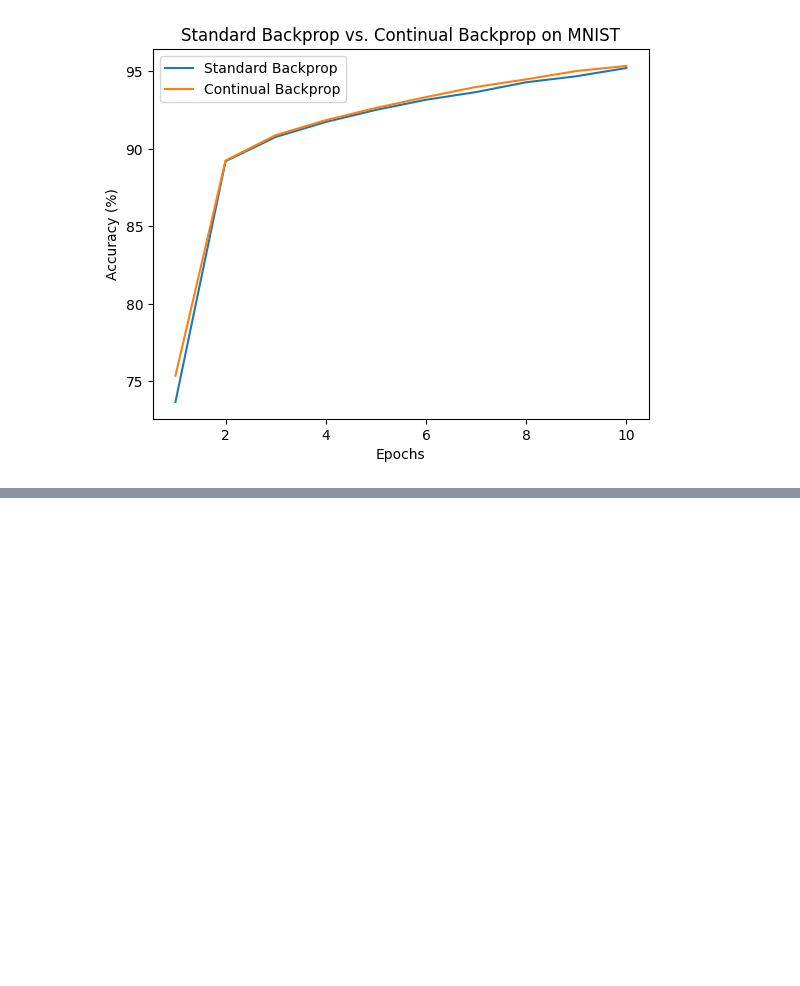
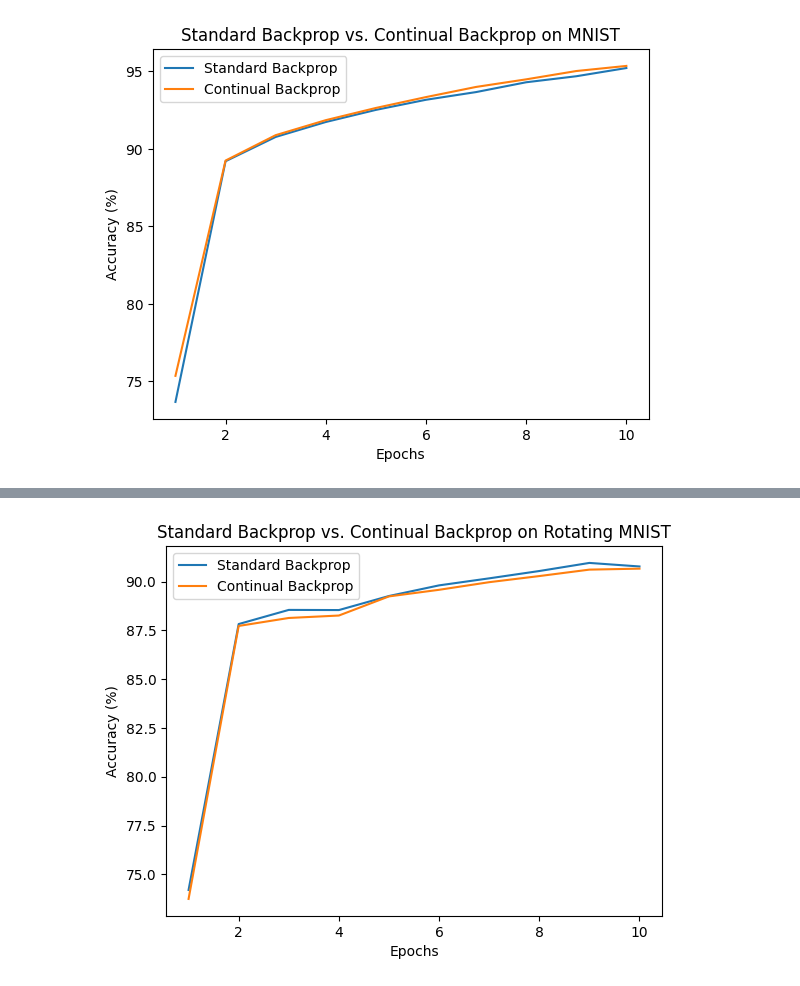
Before and after one commit to namrapatel/continual-bp, a Jupyter notebook: cont.ipynb, the cells around one changed output, grey strips where cells are left out. Drawn from its saved outputs; the diff is of its cells as text; code cells hidden in the pictures; blank space fills up the shorter version.

```diff
--- a/cont.ipynb
+++ b/cont.ipynb
@@ -252,0 +253,82 @@ Epoch [10/10], Accuracy: 20.93%
+# %%
+from torchvision.transforms.functional import rotate
+
+# Function to rotate MNIST images
+def rotate_mnist(images, angle):
+    return rotate(images, angle)
+
+# Modified training function for rotating MNIST
+def train_rotating(model, criterion, optimizer, epochs=10, use_continual=False, rotation_step=15):
+    model.train()
+    accuracy_list = []
+    replacement_rate = 0.4 if use_continual else 0
+    maturity_threshold = 1
+
+    utility1, utility2 = torch.zeros(256), torch.zeros(128)
+    age1, age2 = torch.zeros(256), torch.zeros(128)
+
+    def replace_features(layer, utility, age, num_replacements):
+        lowest_util_indices = utility.argsort()[:num_replacements]
+        for i in lowest_util_indices:
+            layer.weight.data[i, :] = torch.randn(layer.weight.shape[1]) * 0.01
+            utility[i] = 0
+            age[i] = 0
+
+    for epoch in range(epochs):
+        total, correct = 0, 0
+        angle = epoch * rotation_step  # Increment angle each epoch
+
+        for images, labels in train_loader:
+            images = rotate_mnist(images, angle)
+
+            optimizer.zero_grad()
+            outputs = model(images)
+            loss = criterion(outputs, labels)
+            loss.backward()
+            optimizer.step()
+
+            _, predicted = torch.max(outputs.data, 1)
+            total += labels.size(0)
+            correct += (predicted == labels).sum().item()
+
+            if use_continual:
+                hidden_output1 = torch.relu(model.fc1(images.view(-1, 28 * 28)))
+                hidden_output2 = torch.relu(model.fc2(hidden_output1))
+                utility1 += torch.abs(hidden_output1.mean(dim=0))
+                utility2 += torch.abs(hidden_output2.mean(dim=0))
+                age1 += 1
+                age2 += 1
+
+        # Replace low-utility features for continual backprop
+        if use_continual and epoch % maturity_threshold == 0:
+            replace_features(model.fc1, utility1, age1, int(replacement_rate * 256))
+            replace_features(model.fc2, utility2, age2, int(replacement_rate * 128))
+
+        accuracy = 100 * correct / total
+        accuracy_list.append(accuracy)
+        print(f'Epoch [{epoch+1}/{epochs}], Accuracy: {accuracy:.2f}%')
+    return accuracy_list
+
+# Initialize models, criterion, and optimizer
+model_standard = SimpleNet()
+model_continual = SimpleNet()
+criterion = nn.CrossEntropyLoss()
+optimizer_standard = optim.SGD(model_standard.parameters(), lr=0.01)
+optimizer_continual = optim.SGD(model_continual.parameters(), lr=0.01)
+
+# Train both models with rotating MNIST
+print("Training standard backprop model on Rotating MNIST:")
+acc_standard = train_rotating(model_standard, criterion, optimizer_standard, epochs=10, use_continual=False)
+
+print("\nTraining continual backprop model on Rotating MNIST:")
+acc_continual = train_rotating(model_continual, criterion, optimizer_continual, epochs=10, use_continual=True)
+
+# Plot the results
+plt.plot(range(1, 11), acc_standard, label='Standard Backprop')
+plt.plot(range(1, 11), acc_continual, label='Continual Backprop')
+plt.xlabel('Epochs')
+plt.ylabel('Accuracy (%)')
+plt.title('Standard Backprop vs. Continual Backprop on Rotating MNIST')
+plt.legend()
+plt.show()
+# %% [output]
@@ -252,0 +352 @@ Epoch [10/10], Accuracy: 20.93%
+[figure, added]
```
Also changed, not shown: parts of 2 cells of this notebook, 1 other file.
